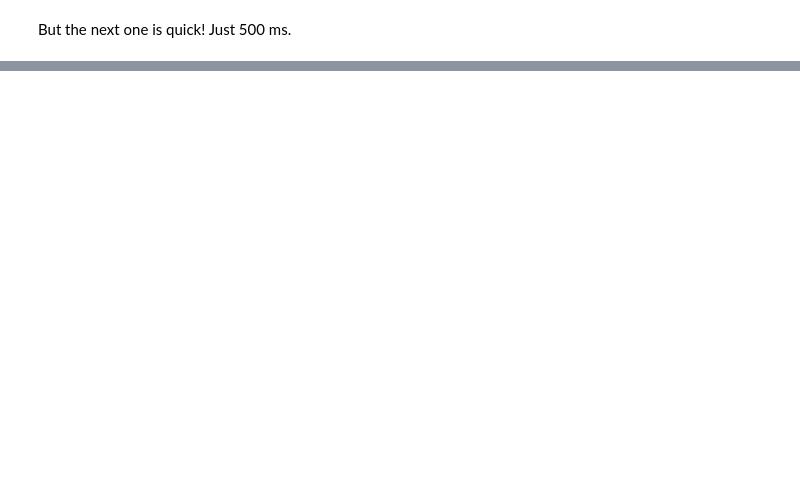
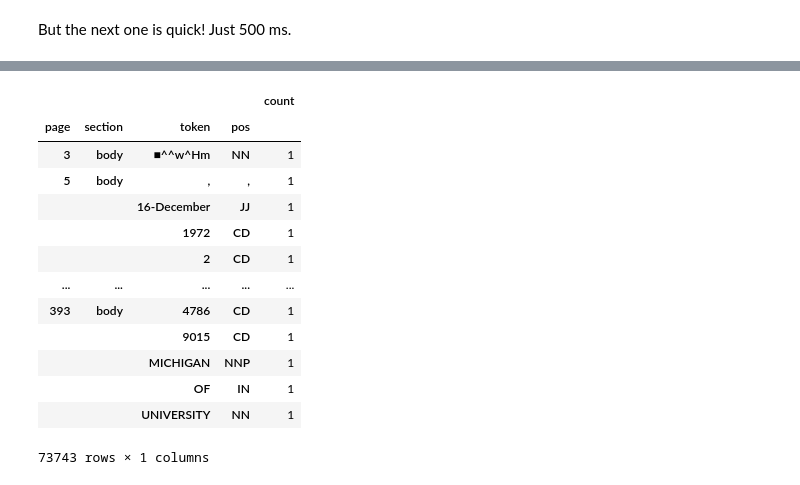
Before and after one commit to htrc/htrc-feature-reader, a Jupyter notebook: examples/Accessing volumes by ids.ipynb, the cells around one changed output, grey strips where cells are left out. Drawn from its saved outputs; the diff is of its cells as text; code cells hidden in the pictures; blank space fills up the shorter version.

```diff
--- a/examples/Accessing volumes by ids.ipynb
+++ b/examples/Accessing volumes by ids.ipynb
@@ -309,0 +400,54 @@ assert(testname == "mdp.12345.tokens.parquet")
+# %%
+import yaml
+s = """
+-
+  id_resolver: ziptree
+  dir: /drobo/hathi_ziptree
+  format: parquet
+  compression: gzip
+-
+  id_resolver: pairtree
+  dir: /drobo/feature-counts
+  format: json
+  compression: bz2
+  cache: false
+-
+  format: json
+  compression: null
+  id_resolver: "http"
+"""
+config = yaml.load(s, yaml.SafeLoader)
+
+def resolver_factory(id_resolver, **kwargs):
+    return htrc_features.resolvers.resolver_nicknames[id_resolver](**kwargs)
+
+def combine_resolvers(l):
+    assert(len(l) >= 2)
+    first = l[0]
+    rest = l[1:]
+    if len(rest) > 1:
+        second_choice = combine_resolvers(rest)
+    else:
+        second_choice = resolver_factory(**rest[0])
+    with_fallback = caching.make_fallback_resolver(first['id_resolver'], second_choice, cache = first.get("cache", True))
+    del first['id_resolver']
+    return with_fallback(**first)
+
+bens_resolver = combine_resolvers(config)
+# %%
+Volume('mdp.39015012434786', id_resolver = bens_resolver).tokenlist()
+# %% [output]
+|  |  |  |  | count |
+| page | section | token | pos |  |
+| 3 | body | ■^^w^Hm | NN | 1 |
+| 5 | body | , | , | 1 |
+|  |  | 16-December | JJ | 1 |
+|  |  | 1972 | CD | 1 |
+|  |  | 2 | CD | 1 |
+| ... | ... | ... | ... | ... |
+| 393 | body | 4786 | CD | 1 |
+|  |  | 9015 | CD | 1 |
+|  |  | MICHIGAN | NNP | 1 |
+|  |  | OF | IN | 1 |
+|  |  | UNIVERSITY | NN | 1 |
+73743 rows × 1 columns
```
Also changed, not shown: parts of 32 cells of this notebook, 6 other files.
